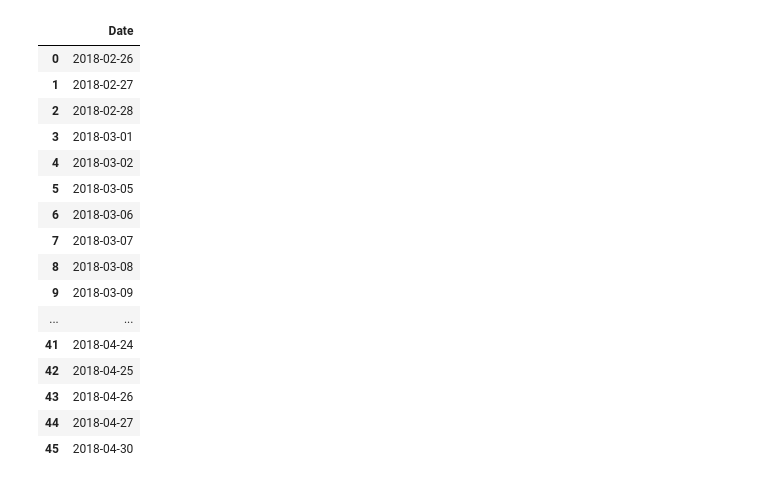
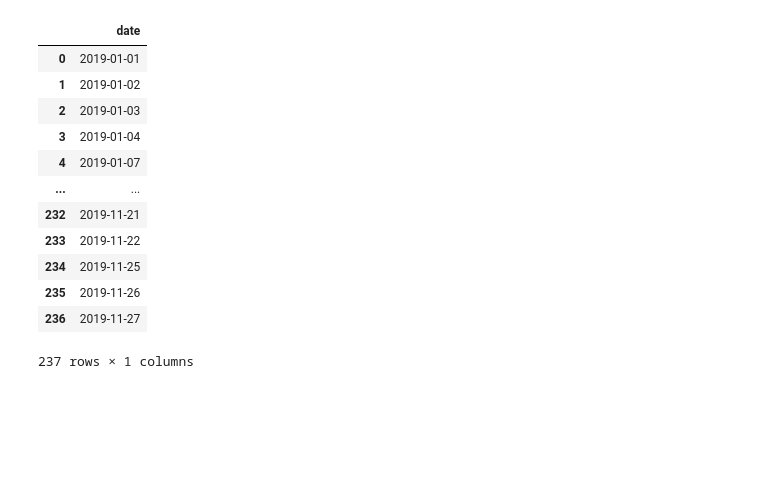
Before and after one commit to gaurangdavda/InvestoBot, a Jupyter notebook: Training/stock_prediction.ipynb, the cells around one changed output. Cells and saved outputs as stored; diff of their text form; code cells hidden in the pictures; blank space fills up the shorter version.

```diff
--- a/Training/stock_prediction.ipynb
+++ b/Training/stock_prediction.ipynb
@@ -205,24 +156,20 @@ Intercept:
 # %%
-daterange = pd.date_range('2018-02-26', '2018-04-30', freq='B')
-newDate = pd.DataFrame(data=daterange, columns=['Date'])
+daterange = pd.date_range('2019-01-01', datetime.today().strftime('%Y-%m-%d'), freq='B')
+newDate = pd.DataFrame(data=daterange, columns=['date'])
 newDate = newDate.dropna()
 newDate
 # %% [output]
-|  | Date |
-| 0 | 2018-02-26 |
-| 1 | 2018-02-27 |
-| 2 | 2018-02-28 |
-| 3 | 2018-03-01 |
-| 4 | 2018-03-02 |
-| 5 | 2018-03-05 |
-| 6 | 2018-03-06 |
-| 7 | 2018-03-07 |
-| 8 | 2018-03-08 |
-| 9 | 2018-03-09 |
+|  | date |
+| 0 | 2019-01-01 |
+| 1 | 2019-01-02 |
+| 2 | 2019-01-03 |
+| 3 | 2019-01-04 |
+| 4 | 2019-01-07 |
 | ... | ... |
-| 41 | 2018-04-24 |
-| 42 | 2018-04-25 |
-| 43 | 2018-04-26 |
-| 44 | 2018-04-27 |
-| 45 | 2018-04-30 |
+| 232 | 2019-11-21 |
+| 233 | 2019-11-22 |
+| 234 | 2019-11-25 |
+| 235 | 2019-11-26 |
+| 236 | 2019-11-27 |
+237 rows × 1 columns
 # %%
```
Also changed, not shown: parts of 10 cells of this notebook, 2 other files.
